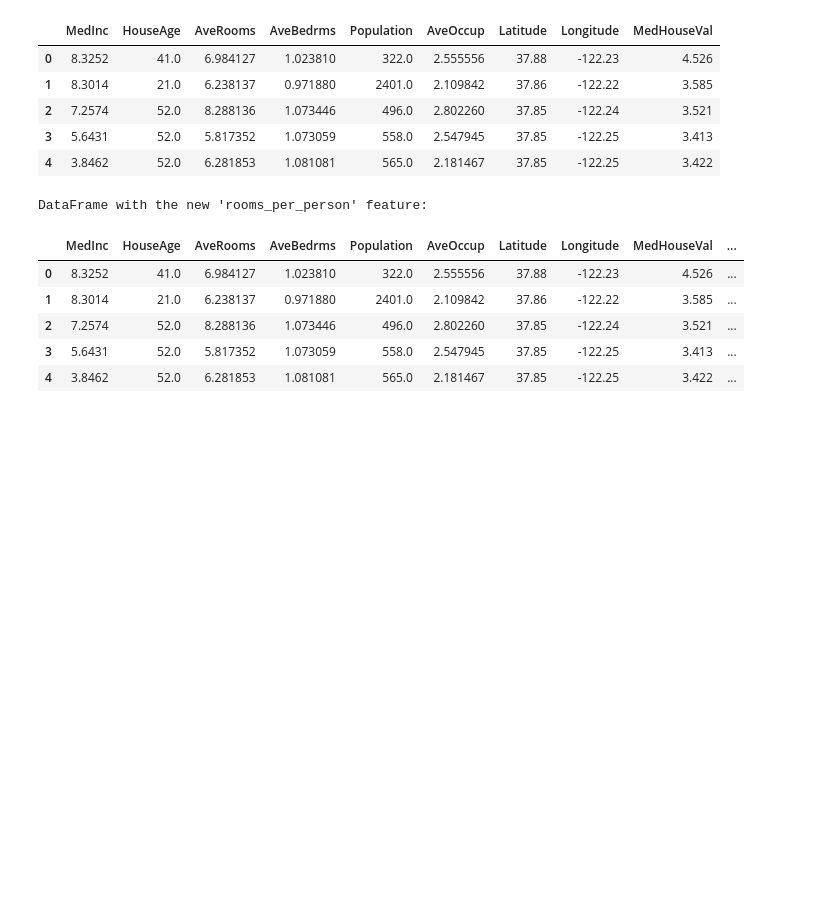
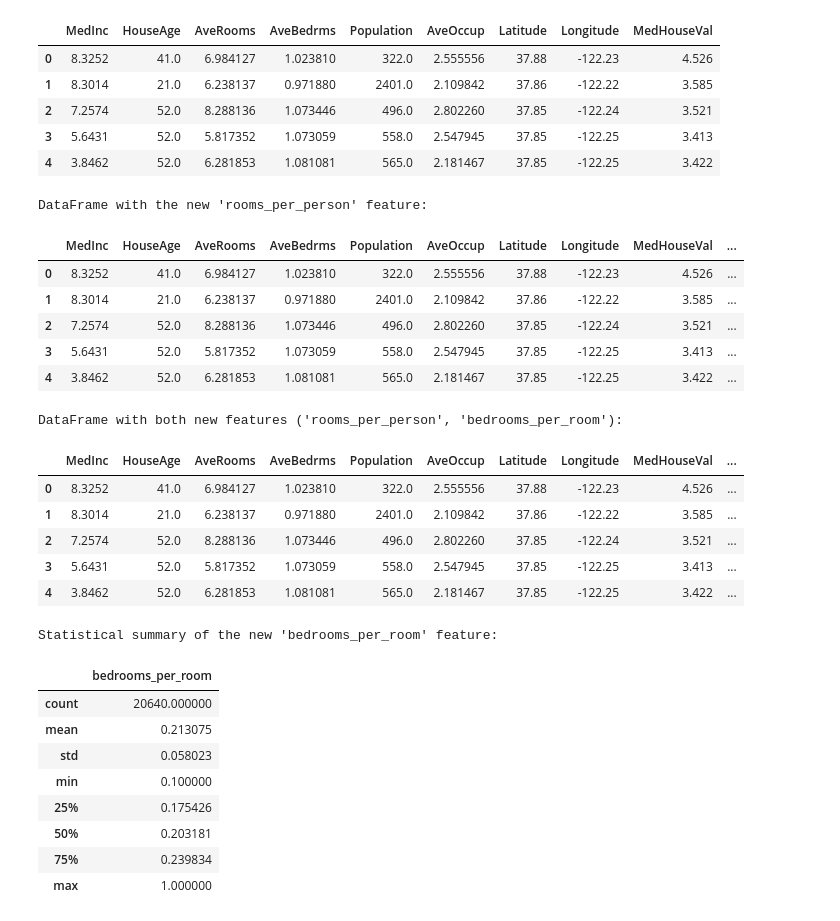
Before and after one commit to Rupesh-AI404/real-estate-price-prediction, a Jupyter notebook: real-estate-analysis.ipynb, the cells around one changed output. Drawn from its saved outputs; the diff is of its cells as text; code cells hidden in the pictures; blank space fills up the shorter version.

Commit message:
data cleanng and feature creation (creating bedrooms_per_person Features)

```diff
--- a/real-estate-analysis.ipynb
+++ b/real-estate-analysis.ipynb
@@ -455,3 +455,33 @@ DataFrame with the new 'rooms_per_person' feature:
 | 2 | 7.2574 | 52.0 | 8.288136 | 1.073446 | 496.0 | 2.802260 | 37.85 | -122.24 | 3.521 | ... |
 | 3 | 5.6431 | 52.0 | 5.817352 | 1.073059 | 558.0 | 2.547945 | 37.85 | -122.25 | 3.413 | ... |
 | 4 | 3.8462 | 52.0 | 6.281853 | 1.081081 | 565.0 | 2.181467 | 37.85 | -122.25 | 3.422 | ... |
+# %%
+# We continue to build upon our DataFrame from the previous steps.
+# This new feature is calculated by dividing the 'AveBedrms' column by the 'AveRooms' column.
+# Pandas performs this division element-wise, creating our new feature Series.
+housing_df_imputed['bedrooms_per_room'] = housing_df_imputed['AveBedrms'] / housing_df_imputed['AveRooms']
+
+# Let's verify our work by inspecting the head of the DataFrame and the statistics of our new feature.
+print("DataFrame with both new features ('rooms_per_person', 'bedrooms_per_room'):")
+display(housing_df_imputed.head())
+
+print("\nStatistical summary of the new 'bedrooms_per_room' feature:")
+display(housing_df_imputed[['bedrooms_per_room']].describe())
+# %% [output]
+DataFrame with both new features ('rooms_per_person', 'bedrooms_per_room'):
+|  | MedInc | HouseAge | AveRooms | AveBedrms | Population | AveOccup | Latitude | Longitude | MedHouseVal | ... |
+| 0 | 8.3252 | 41.0 | 6.984127 | 1.023810 | 322.0 | 2.555556 | 37.88 | -122.23 | 4.526 | ... |
+| 1 | 8.3014 | 21.0 | 6.238137 | 0.971880 | 2401.0 | 2.109842 | 37.86 | -122.22 | 3.585 | ... |
+| 2 | 7.2574 | 52.0 | 8.288136 | 1.073446 | 496.0 | 2.802260 | 37.85 | -122.24 | 3.521 | ... |
+| 3 | 5.6431 | 52.0 | 5.817352 | 1.073059 | 558.0 | 2.547945 | 37.85 | -122.25 | 3.413 | ... |
+| 4 | 3.8462 | 52.0 | 6.281853 | 1.081081 | 565.0 | 2.181467 | 37.85 | -122.25 | 3.422 | ... |
+Statistical summary of the new 'bedrooms_per_room' feature:
+|  | bedrooms_per_room |
+| count | 20640.000000 |
+| mean | 0.213075 |
+| std | 0.058023 |
+| min | 0.100000 |
+| 25% | 0.175426 |
+| 50% | 0.203181 |
+| 75% | 0.239834 |
+| max | 1.000000 |
```
